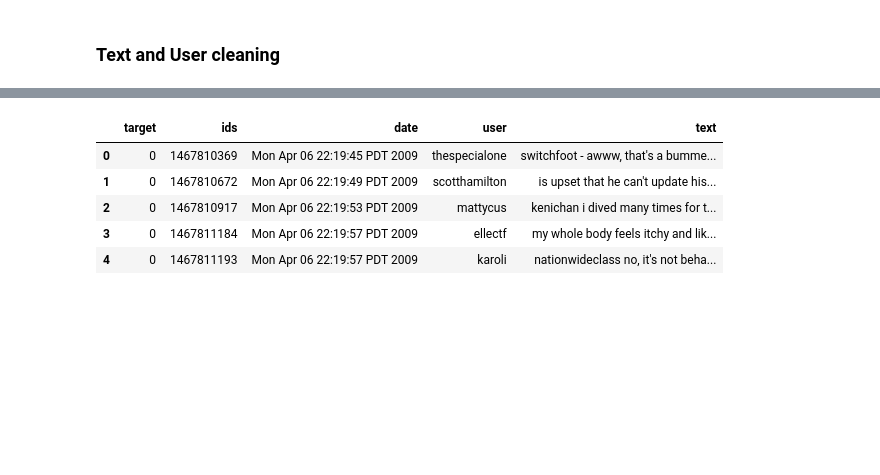
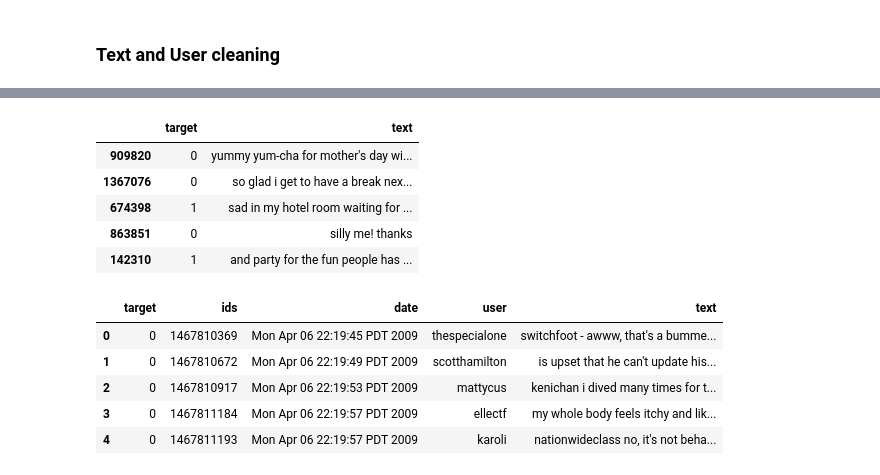
Before and after one commit to vishal-parameswaran/Suicidal_Intent_NLP_Classifier, a Jupyter notebook: sentiment_analysis.ipynb, the cells around one changed output, grey strips where cells are left out. Saved outputs shown, nothing was run; the diff lists cells and outputs as text; code cells hidden in the pictures; blank space fills up the shorter version.

```diff
--- a/sentiment_analysis.ipynb
+++ b/sentiment_analysis.ipynb
@@ -124,3 +149,12 @@ tweets_dataset = tweets_dataset.drop(['query'], axis=1)
+# %%
+val_df.head()
+# %% [output]
+|  | target | text |
+| 909820 | 0 | yummy yum-cha for mother's day wi... |
+| 1367076 | 0 | so glad i get to have a break nex... |
+| 674398 | 1 | sad in my hotel room waiting for ... |
+| 863851 | 0 | silly me! thanks |
+| 142310 | 1 | and party for the fun people has ... |
 # %%
 def clean_text(text):
     text = str(text).lower()
```
Also changed, not shown: parts of 11 cells of this notebook, 3 other files.
